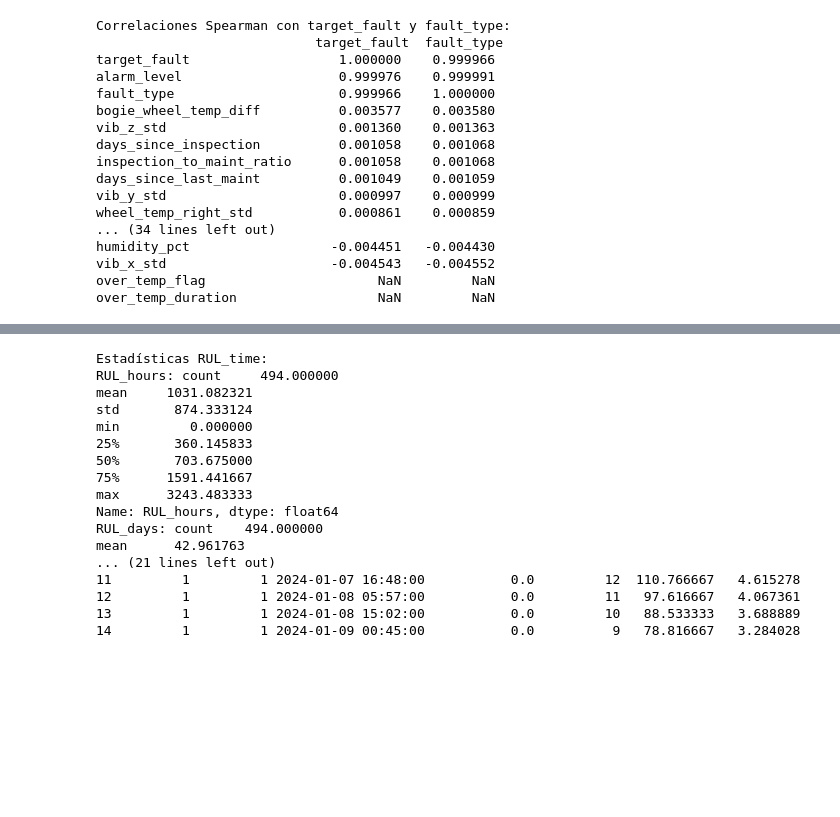
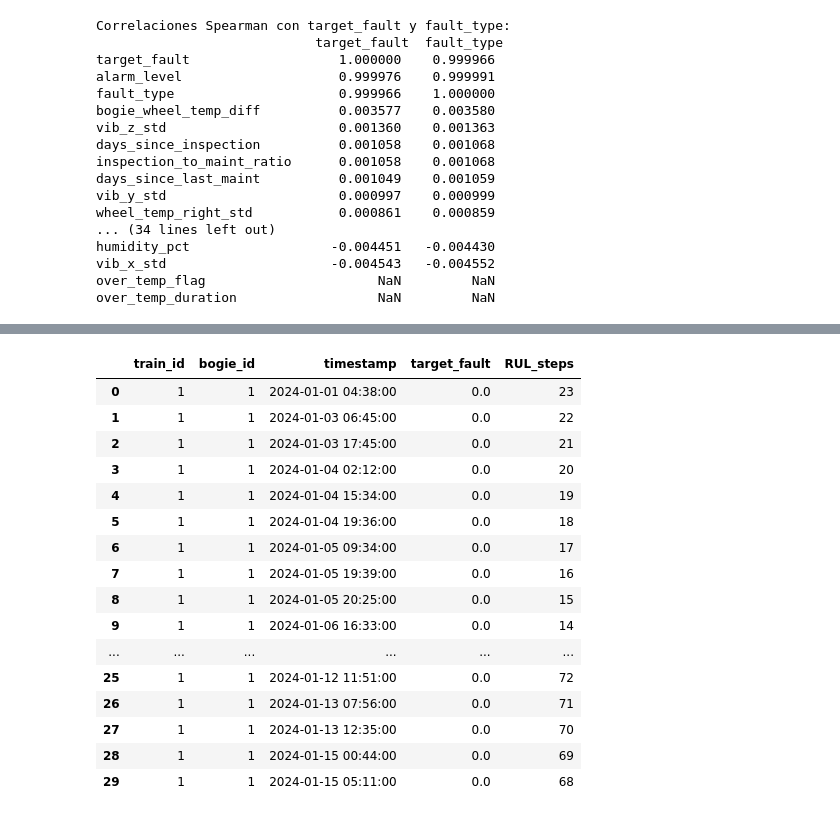
Before and after one commit to SergioMartinezRico/train-wheel-defect-detection, a Jupyter notebook: notebooks/02_LimpiezaEDA.ipynb, the cells around one changed output, grey strips where cells are left out. Cells and saved outputs as stored; diff of their text form; code cells hidden in the pictures; blank space fills up the shorter version.

Commit message:
TEST TRAIN Y PRIMER MODELO CON GRID

```diff
--- a/notebooks/02_LimpiezaEDA.ipynb
+++ b/notebooks/02_LimpiezaEDA.ipynb
@@ -796,90 +815,50 @@ Crear un target continuo `RUL` (Remaining Useful Life) que indique cuánto tiemp
 # %%
+
 # 1. Ordenar por tren, bogie y tiempo
 df = df.sort_values(by=['train_id', 'bogie_id', 'timestamp']).reset_index(drop=True)
 
 # 2. Función RUL en número de muestras hasta fallo
 def calc_rul_steps(group):
     # Usamos posición relativa dentro del grupo
     n = len(group)
     idx_array = group.index.to_numpy()
 
     # Posiciones relativas donde hay fallo
     fault_pos = [i for i, idx in enumerate(idx_array) if group.loc[idx, 'target_fault'] == 1]
 
     # Inicializamos con un valor grande
     rul = [999] * n
     next_fault_pos = n  # por defecto, como si no hubiera fallo por delante
 
     # Recorremos de atrás hacia delante en posición relativa
     for rel_pos in range(n - 1, -1, -1):
         if rel_pos in fault_pos:
             next_fault_pos = rel_pos
         rul[rel_pos] = max(0, next_fault_pos - rel_pos)
 
     group['RUL_steps'] = rul
     return group
 
 # 3. Aplicar por tren y bogie
 df = df.groupby(['train_id', 'bogie_id'], group_keys=False).apply(calc_rul_steps)
 
 # 4. Comprobación rápida
 df[['train_id', 'bogie_id', 'timestamp', 'target_fault', 'RUL_steps']].head(30)
-# 5. RUL en TIEMPO REAL (horas y días)
-def calc_rul_time(group):
-    group = group.sort_values('timestamp')
-    timestamps = group['timestamp'].values
-    fault_indices = group[group['target_fault'] == 1].index.tolist()
-
-    n = len(group)
-    rul_time = [pd.NaT] * n  # Not a Time por defecto
-    next_fault_time = None
-
-    # Recorremos de atrás hacia delante
-    for i in range(n-1, -1, -1):
-        current_ts = timestamps[i]
-        if i in fault_indices:
-            next_fault_time = current_ts
-        if next_fault_time is not None:
-            rul_time[i] = next_fault_time - current_ts
-
-    group['RUL_timedelta'] = rul_time
-    group['RUL_hours'] = group['RUL_timedelta'].apply(
-        lambda x: x.total_seconds() / 3600.0 if pd.notna(x) else np.nan
-    )
-    group['RUL_days'] = group['RUL_timedelta'].apply(
-        lambda x: x.total_seconds() / 86400.0 if pd.notna(x) else np.nan
-    )
-
-    return group
-
-
-
-
-# Aplicar por tren y bogie
-df = df.groupby(['train_id', 'bogie_id'], group_keys=False).apply(calc_rul_time)
-
-# 6. Comprobación
-print("Estadísticas RUL_time:")
-print("RUL_hours:", df['RUL_hours'].describe())
-print("RUL_days:", df['RUL_days'].describe())
-print("\nMuestra:")
-print(df[['train_id', 'bogie_id', 'timestamp', 'target_fault',
-          'RUL_steps', 'RUL_hours', 'RUL_days']].head(15))
 # %% [output]
-Estadísticas RUL_time:
-RUL_hours: count     494.000000
-mean     1031.082321
-std       874.333124
-min         0.000000
-25%       360.145833
-50%       703.675000
-75%      1591.441667
-max      3243.483333
-Name: RUL_hours, dtype: float64
-RUL_days: count    494.000000
-mean      42.961763
-... (21 lines left out)
-11         1         1 2024-01-07 16:48:00           0.0         12  110.766667   4.615278
-12         1         1 2024-01-08 05:57:00           0.0         11   97.616667   4.067361
-13         1         1 2024-01-08 15:02:00           0.0         10   88.533333   3.688889
-14         1         1 2024-01-09 00:45:00           0.0          9   78.816667   3.284028
+|  | train_id | bogie_id | timestamp | target_fault | RUL_steps |
+| 0 | 1 | 1 | 2024-01-01 04:38:00 | 0.0 | 23 |
+| 1 | 1 | 1 | 2024-01-03 06:45:00 | 0.0 | 22 |
+| 2 | 1 | 1 | 2024-01-03 17:45:00 | 0.0 | 21 |
+| 3 | 1 | 1 | 2024-01-04 02:12:00 | 0.0 | 20 |
+| 4 | 1 | 1 | 2024-01-04 15:34:00 | 0.0 | 19 |
+| 5 | 1 | 1 | 2024-01-04 19:36:00 | 0.0 | 18 |
+| 6 | 1 | 1 | 2024-01-05 09:34:00 | 0.0 | 17 |
+| 7 | 1 | 1 | 2024-01-05 19:39:00 | 0.0 | 16 |
+| 8 | 1 | 1 | 2024-01-05 20:25:00 | 0.0 | 15 |
+| 9 | 1 | 1 | 2024-01-06 16:33:00 | 0.0 | 14 |
+| ... | ... | ... | ... | ... | ... |
+| 25 | 1 | 1 | 2024-01-12 11:51:00 | 0.0 | 72 |
+| 26 | 1 | 1 | 2024-01-13 07:56:00 | 0.0 | 71 |
+| 27 | 1 | 1 | 2024-01-13 12:35:00 | 0.0 | 70 |
+| 28 | 1 | 1 | 2024-01-15 00:44:00 | 0.0 | 69 |
+| 29 | 1 | 1 | 2024-01-15 05:11:00 | 0.0 | 68 |
```
Also changed, not shown: parts of 5 cells of this notebook, 6 other files.
